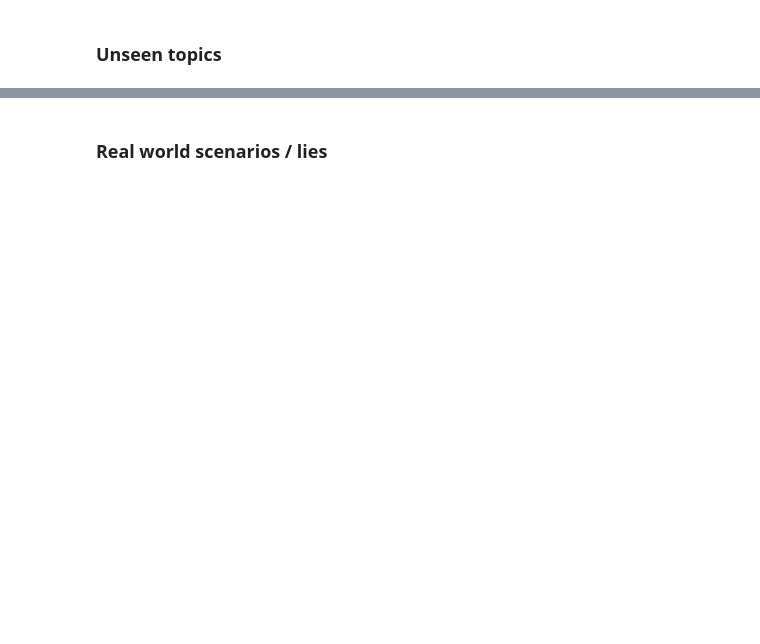
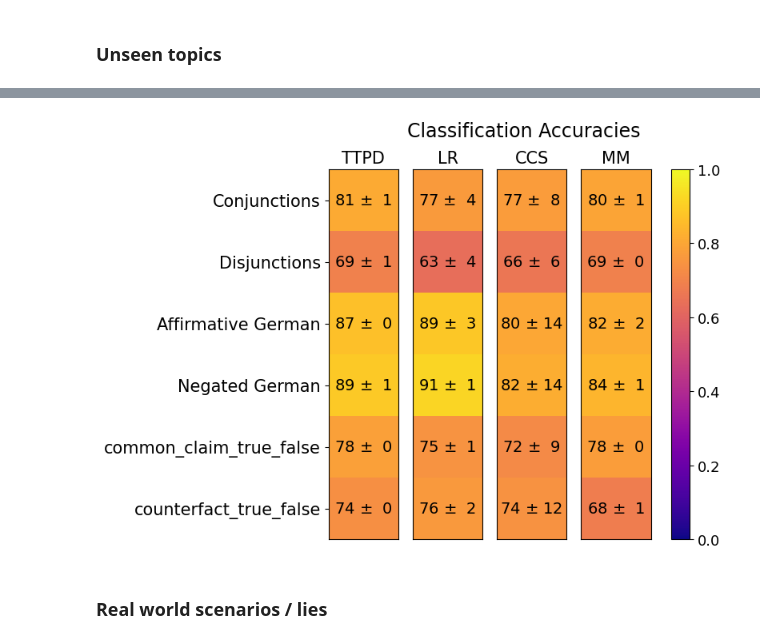
Before and after one commit to sciai-lab/Truth_is_Universal, a Jupyter notebook: lie_detection.ipynb, the cells around one changed output, grey strips where cells are left out. Saved outputs shown, nothing was run; the diff lists cells and outputs as text; code cells hidden in the pictures; blank space fills up the shorter version.

```diff
--- a/lie_detection.ipynb
+++ b/lie_detection.ipynb
@@ -254,3 +415,95 @@ plt.show()
+# %%
+# Define the groups
+groups = {
+    'Conjunctions': [dataset for dataset in val_sets if dataset.endswith('_conj')],
+    'Disjunctions': [dataset for dataset in val_sets if dataset.endswith('_disj')],
+    'Affirmative German': [dataset for dataset in val_sets if dataset.endswith('_de') and not dataset.startswith('neg_')],
+    'Negated German': [dataset for dataset in val_sets if dataset.startswith('neg_') and dataset.endswith('_de')],
+    'common_claim_true_false': ['common_claim_true_false'],
+    'counterfact_true_false': ['counterfact_true_false']
+}
+
+# Initialize group results
+group_results = {probe_type: {group_name: [] for group_name in groups} for probe_type in probe_types}
+
+# Process results to compute mean accuracies per group per classifier
+for probe_type in probe_types:
+    for n in range(num_iter):
+        for group_name, group_datasets in groups.items():
+            accuracies = []
+            for dataset in group_datasets:
+                accuracy = results[probe_type][dataset][n]
+                accuracies.append(accuracy)
+            mean_accuracy = sum(accuracies) / len(accuracies)
+            group_results[probe_type][group_name].append(mean_accuracy)
+
+# Compute statistics
+stat_group_results = {probe_type: {'mean': {}, 'std': {}} for probe_type in probe_types}
+
+for probe_type in probe_types:
+    for group_name in groups:
+        accuracies = group_results[probe_type][group_name]
+        mean_accuracy = np.mean(accuracies)
+        std_accuracy = np.std(accuracies)
+        stat_group_results[probe_type]['mean'][group_name] = mean_accuracy
+        stat_group_results[probe_type]['std'][group_name] = std_accuracy
+
+# Map probe types to classifier names
+probe_type_to_name = {
+    TTPD: 'TTPD',
+    LRProbe: 'LR',
+    CCSProbe: 'CCS',
+    MMProbe: 'MM'
+}
+
+# Create DataFrames for mean accuracies and standard deviations
+group_names = ['Conjunctions', 'Disjunctions', 'Affirmative German', 'Negated German', 'common_claim_true_false', 'counterfact_true_false']
+classifier_names = ['TTPD', 'LR', 'CCS', 'MM']
+
+mean_df = pd.DataFrame(index=group_names, columns=classifier_names)
+std_df = pd.DataFrame(index=group_names, columns=classifier_names)
+
+for probe_type in probe_types:
+    classifier_name = probe_type_to_name[probe_type]
+    for group_name in group_names:
+        mean_accuracy = stat_group_results[probe_type]['mean'][group_name]
+        std_accuracy = stat_group_results[probe_type]['std'][group_name]
+        mean_df.loc[group_name, classifier_name] = mean_accuracy
+        std_df.loc[group_name, classifier_name] = std_accuracy
+
+fig, axes = plt.subplots(figsize=(6.5, 6), ncols=4)
+
+for idx, classifier_name in enumerate(classifier_names):
+    ax = axes[idx]
+    mean_values = mean_df[classifier_name].values.astype(float)
+    std_values = std_df[classifier_name].values.astype(float)
+
+    # Create heatmap
+    im = ax.imshow(mean_values[:, np.newaxis], vmin=0, vmax=1, cmap='plasma', aspect='auto')
+
+    # Annotate the heatmap with mean accuracies and standard deviations
+    for i in range(len(group_names)):
+        mean_accuracy = mean_values[i]
+        std_accuracy = std_values[i]
+        ax.text(0, i, f'{round(mean_accuracy * 100):2d} $\pm$ {round(std_accuracy * 100):2d}', ha='center', va='center', fontsize=14)
+
+    # Set ticks and labels
+    ax.set_xticks([])
+    if idx == 0:
+        ax.set_yticks(np.arange(len(group_names)))
+        ax.set_yticklabels(group_names, fontsize=15)
+    else:
+        ax.set_yticks([])
+    ax.set_title(classifier_name, fontsize=15)
+
+# Add colorbar
+cbar = fig.colorbar(im, ax=axes.ravel().tolist())
+cbar.ax.tick_params(labelsize=13)
+
+fig.suptitle("Classification Accuracies", fontsize=17)
+plt.show()
+# %% [output]
+[figure, added]
 # %% [markdown]
 ### Real world scenarios / lies
 # %%
```
Also changed, not shown: parts of 14 cells of this notebook, 16 other files.
